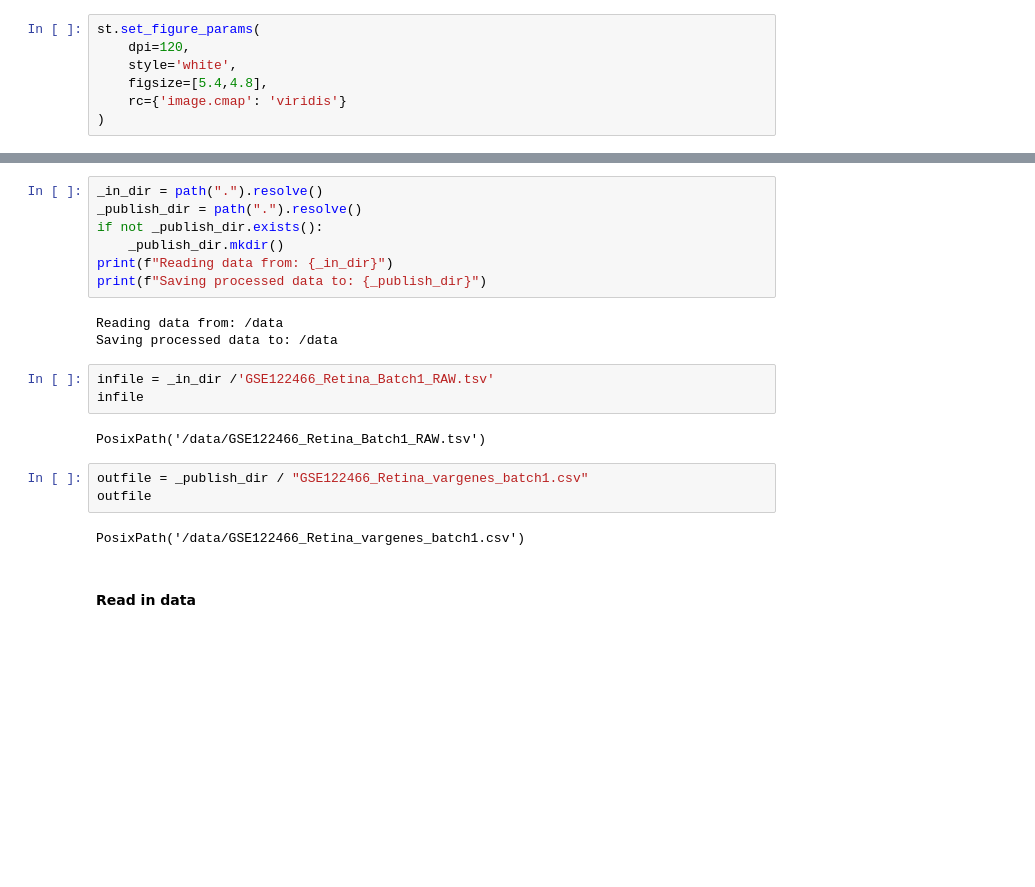
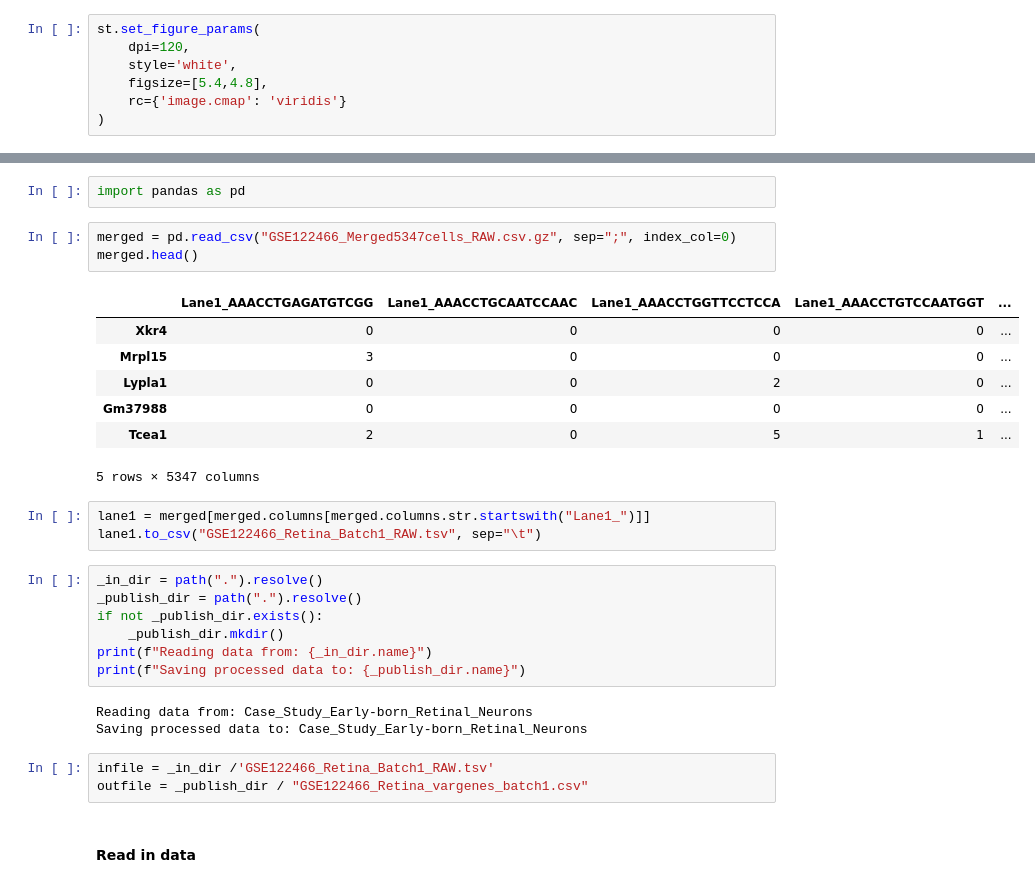
Before and after one commit to bnediction/scBoolSeq-supplementary, a Jupyter notebook: Case_Study_Early-born_Retinal_Neurons/0.- Highly Variable Gene Selection.ipynb, the cells around one changed output, grey strips where cells are left out. Drawn from its saved outputs; the diff is of its cells as text; blank space fills up the shorter version.

Commit message:
add missing dep + re-run case study

```diff
--- a/Case_Study_Early-born_Retinal_Neurons/0.- Highly Variable Gene Selection.ipynb
+++ b/Case_Study_Early-born_Retinal_Neurons/0.- Highly Variable Gene Selection.ipynb
@@ -38,23 +57,32 @@ st.set_figure_params(
+# %%
+import pandas as pd
+# %%
+merged = pd.read_csv("GSE122466_Merged5347cells_RAW.csv.gz", sep=";", index_col=0)
+merged.head()
+# %% [output]
+|  | Lane1_AAACCTGAGATGTCGG | Lane1_AAACCTGCAATCCAAC | Lane1_AAACCTGGTTCCTCCA | Lane1_AAACCTGTCCAATGGT | ... |
+| Xkr4 | 0 | 0 | 0 | 0 | ... |
+| Mrpl15 | 3 | 0 | 0 | 0 | ... |
+| Lypla1 | 0 | 0 | 2 | 0 | ... |
+| Gm37988 | 0 | 0 | 0 | 0 | ... |
+| Tcea1 | 2 | 0 | 5 | 1 | ... |
+5 rows × 5347 columns
+# %%
+lane1 = merged[merged.columns[merged.columns.str.startswith("Lane1_")]]
+lane1.to_csv("GSE122466_Retina_Batch1_RAW.tsv", sep="\t")
 # %%
 _in_dir = path(".").resolve()
 _publish_dir = path(".").resolve()
 if not _publish_dir.exists():
     _publish_dir.mkdir()
-print(f"Reading data from: {_in_dir}")
-print(f"Saving processed data to: {_publish_dir}")
+print(f"Reading data from: {_in_dir.name}")
+print(f"Saving processed data to: {_publish_dir.name}")
 # %% [output]
-Reading data from: /data
-Saving processed data to: /data
+Reading data from: Case_Study_Early-born_Retinal_Neurons
+Saving processed data to: Case_Study_Early-born_Retinal_Neurons
 # %%
 infile = _in_dir /'GSE122466_Retina_Batch1_RAW.tsv'
-infile
+outfile = _publish_dir / "GSE122466_Retina_vargenes_batch1.csv"
-# %% [output]
-PosixPath('/data/GSE122466_Retina_Batch1_RAW.tsv')
-# %%
-outfile = _publish_dir / "GSE122466_Retina_vargenes_batch1.csv"
-outfile
-# %% [output]
-PosixPath('/data/GSE122466_Retina_vargenes_batch1.csv')
 # %% [markdown]
 #### Read in data
 # %%
```
Also changed, not shown: parts of 11 cells of this notebook, 28 other files.
